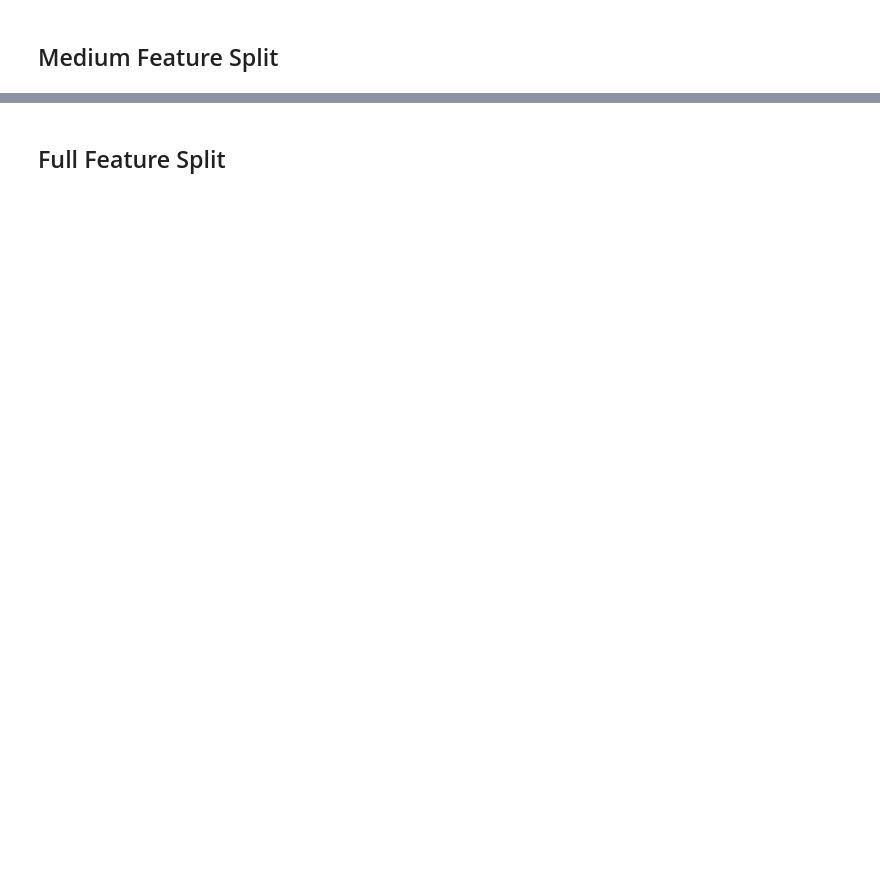
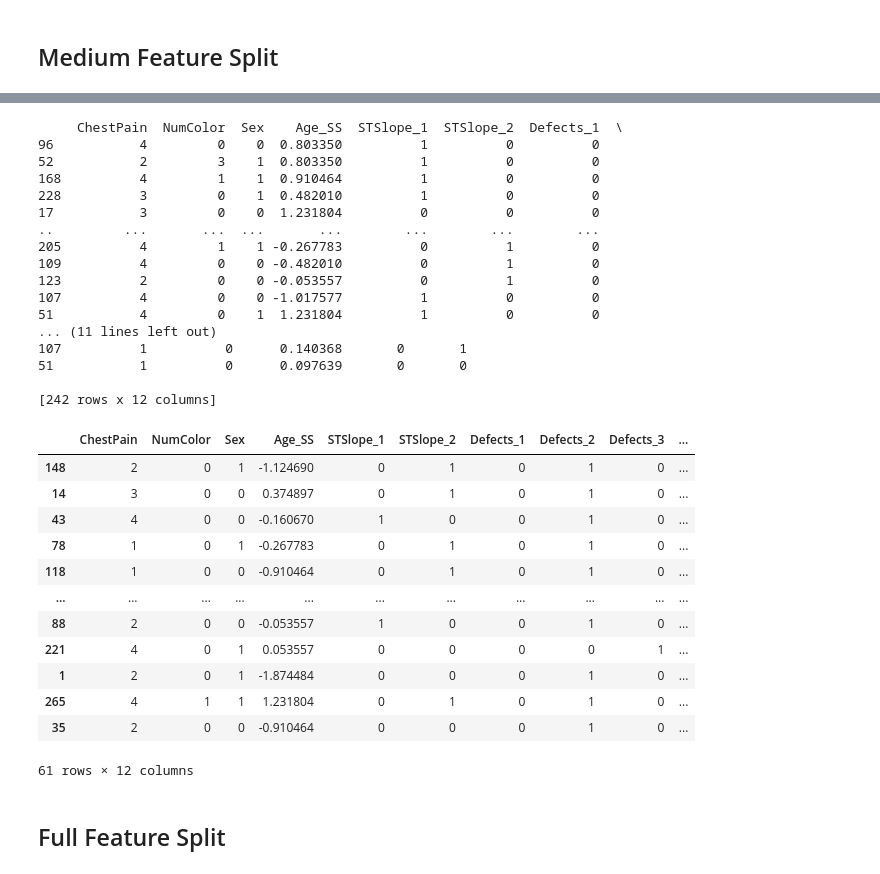
Before and after one commit to BradDoty/KaggleHeartDiseaseUCI, a Jupyter notebook: Notebooks/Capstone 2 -- Feature Engineering, Pre-processing and Training Data Development.ipynb, the cells around one changed output, grey strips where cells are left out. Drawn from its saved outputs; the diff is of its cells as text; code cells hidden in the pictures; blank space fills up the shorter version.

```diff
--- a/Notebooks/Capstone 2 -- Feature Engineering, Pre-processing and Training Data Development.ipynb
+++ b/Notebooks/Capstone 2 -- Feature Engineering, Pre-processing and Training Data Development.ipynb
@@ -251,2 +249,54 @@ See the caveats in the documentation: https://pandas.pydata.org/pandas-docs/stab
+# %%
+y = heart_data.AngioTgt     ## AngioTgt was never entered into the feature dataframes
+
+XMdf_train, XMdf_test, yMdf_train, yMdf_test = \
+        train_test_split(med_feature, y, test_size=0.20, stratify=y, random_state=21)
+
+## Now scale Age and STMaxRate in the train and test features
+SSA = StandardScaler()
+SSA.fit(XMdf_train[['Age']])
+SSMR = StandardScaler()
+SSMR.fit(XMdf_train[['STMaxRate']])
+#XMdf_train['Age_SS'] = SSA.fit_transform(XMdf_train[['Age']])
+XMdf_train.insert(3, "Age_SS", SSA.transform(XMdf_train[['Age']]))
+XMdf_train.insert(10, "STMaxRate_SS", SSMR.transform(XMdf_train[['STMaxRate']]))
+XMdf_train = XMdf_train.drop(columns=['Age','STMaxRate'])
+print(XMdf_train)
+
+XMdf_test.insert(3, "Age_SS", SSA.transform(XMdf_test[['Age']]))
+XMdf_test.insert(10, "STMaxRate_SS", SSMR.transform(XMdf_test[['STMaxRate']]))
+XMdf_test = XMdf_test.drop(columns=['Age','STMaxRate'])
+XMdf_test
+# %% [output]
+     ChestPain  NumColor  Sex    Age_SS  STSlope_1  STSlope_2  Defects_1  \
+96           4         0    0  0.803350          1          0          0
+52           2         3    1  0.803350          1          0          0
+168          4         1    1  0.910464          1          0          0
+228          3         0    1  0.482010          1          0          0
+17           3         0    0  1.231804          0          0          0
+..         ...       ...  ...       ...        ...        ...        ...
+205          4         1    1 -0.267783          0          1          0
+109          4         0    0 -0.482010          0          1          0
+123          2         0    0 -0.053557          0          1          0
+107          4         0    0 -1.017577          1          0          0
+51           4         0    1  1.231804          1          0          0
+... (11 lines left out)
+107          1          0      0.140368       0       1
+51           1          0      0.097639       0       0
+
+[242 rows x 12 columns]
+|  | ChestPain | NumColor | Sex | Age_SS | STSlope_1 | STSlope_2 | Defects_1 | Defects_2 | Defects_3 | ... |
+| 148 | 2 | 0 | 1 | -1.124690 | 0 | 1 | 0 | 1 | 0 | ... |
+| 14 | 3 | 0 | 0 | 0.374897 | 0 | 1 | 0 | 1 | 0 | ... |
+| 43 | 4 | 0 | 0 | -0.160670 | 1 | 0 | 0 | 1 | 0 | ... |
+| 78 | 1 | 0 | 1 | -0.267783 | 0 | 1 | 0 | 1 | 0 | ... |
+| 118 | 1 | 0 | 0 | -0.910464 | 0 | 1 | 0 | 1 | 0 | ... |
+| ... | ... | ... | ... | ... | ... | ... | ... | ... | ... | ... |
+| 88 | 2 | 0 | 0 | -0.053557 | 1 | 0 | 0 | 1 | 0 | ... |
+| 221 | 4 | 0 | 1 | 0.053557 | 0 | 0 | 0 | 0 | 1 | ... |
+| 1 | 2 | 0 | 1 | -1.874484 | 0 | 0 | 0 | 1 | 0 | ... |
+| 265 | 4 | 1 | 1 | 1.231804 | 0 | 1 | 0 | 1 | 0 | ... |
+| 35 | 2 | 0 | 0 | -0.910464 | 0 | 0 | 0 | 1 | 0 | ... |
+61 rows × 12 columns
 # %% [markdown]
 ## Full Feature Split
```
Also changed, not shown: parts of 11 cells of this notebook, 6 other files.
